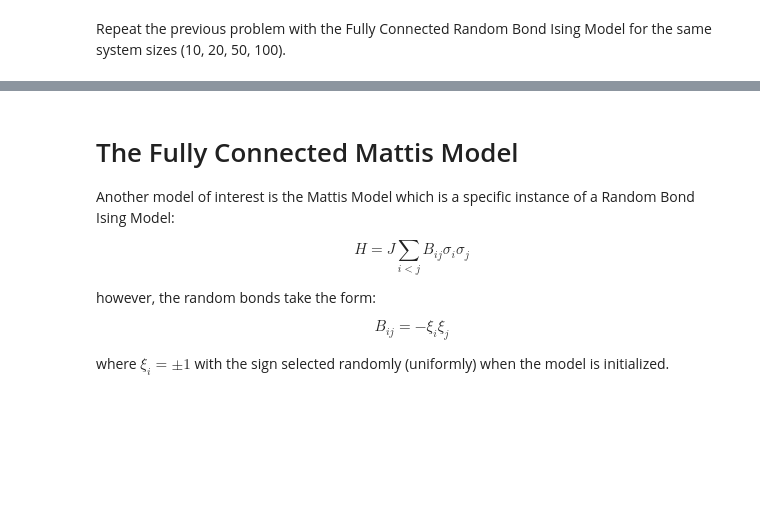
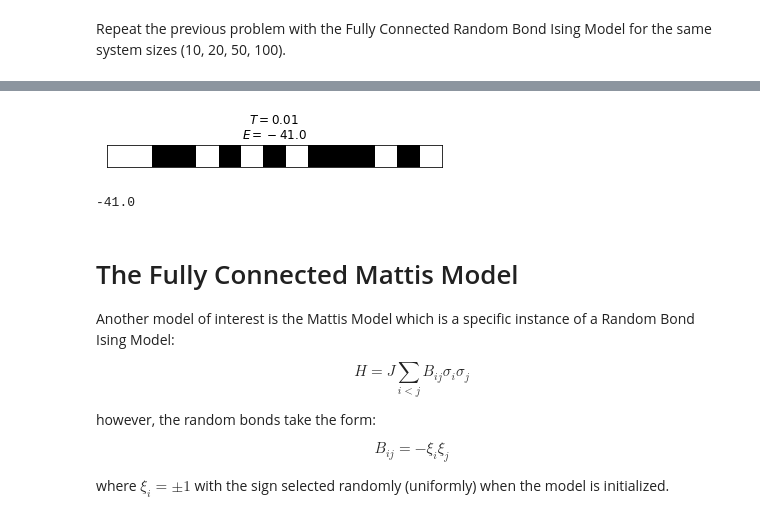
Before and after one commit to MelkoCollective/CDL_2020, a Jupyter notebook: Project_4_Ising_Annealer/Task_2.ipynb, the cells around one changed output, grey strips where cells are left out. Cells and saved outputs as stored; diff of their text form; code cells hidden in the pictures; blank space fills up the shorter version.

```diff
--- a/Project_4_Ising_Annealer/Task_2.ipynb
+++ b/Project_4_Ising_Annealer/Task_2.ipynb
@@ -200,0 +223,8 @@ Repeat the previous problem with the Fully Connected Random Bond Ising Model for
+# %%
+# your solution here
+ising = FullyConnectedRandomBondIsing(15, J=1.)
+
+T = exp_decay_schedule(500, 100, 0.01)
+animator = IsingAnimator(ising)
+animator.run_animation(T)
+# %% [output]
@@ -201,3 +232,11 @@ Repeat the previous problem with the Fully Connected Random Bond Ising Model for
+[figure, added]
+# %%
+dim = np.arange(2 ** ising.num_spins)
+space = ((dim[:, None] & (1 << np.arange(ising.num_spins))) > 0)
+space = 2*space.astype(int) - 1
+np.einsum("bi,ij,bj->b", space, ising.bonds, space).min()
+# %% [output]
+-41.0
 # %% [markdown]
 # The Fully Connected Mattis Model
 
```
Also changed, not shown: parts of 18 cells of this notebook.
